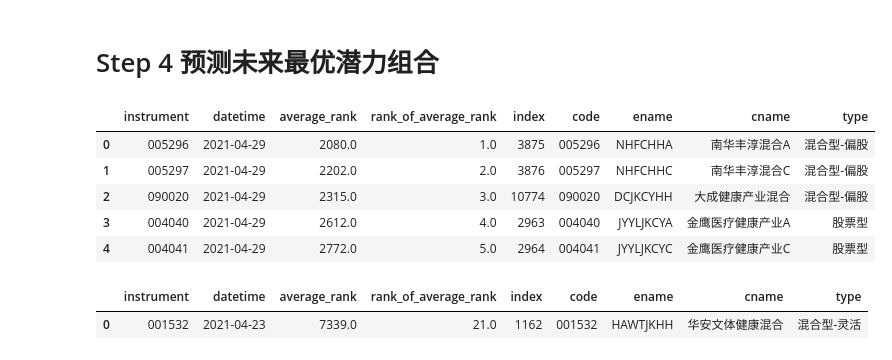
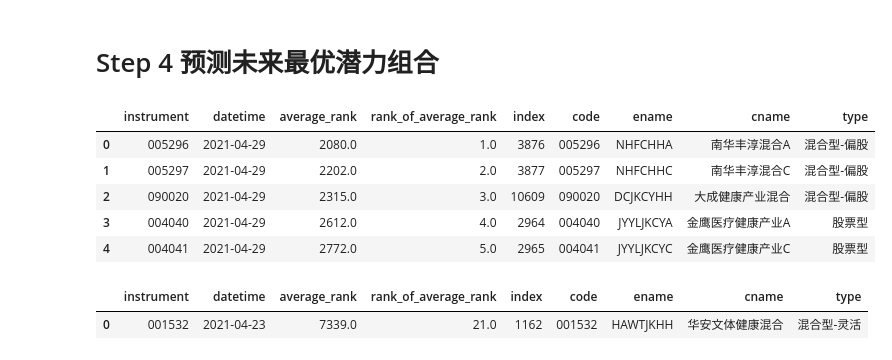
Before and after one commit to JamesWong1234/qlib, a Jupyter notebook: examples/fund-choice.ipynb, the cells around one changed output. Drawn from its saved outputs; the diff is of its cells as text; code cells hidden in the pictures.

```diff
--- a/examples/fund-choice.ipynb
+++ b/examples/fund-choice.ipynb
@@ -83,3 +113,0 @@ df_new = df_new.drop(columns = ['LJJZ_20d','LJJZ_60d','LJJZ_120d','LJJZ_240d','L
-# %%
-df_train = df_new[df_new['y_720d'].notnull()]
-df_test = df_new[df_new['y_720d'].isnull()]
@@ -99,6 +114,7 @@ w1, w2, w3, w4, w5, w6 = 6, 5, 4, 3, 2, 1
 # %%
-df_train["average_rank"] = df_train["rank_20d"] * w1 + df_train["rank_60d"] * w2 + df_train["rank_120d"] * w3 + df_train["rank_240d"] * w4 + df_train["rank_480d"] * w5 + df_train["rank_720d"] * w6
+w1, w2, w3, w4, w5, w6 = 6, 5, 4, 3, 2, 1
+df_new["average_rank"] = df_new["rank_20d"] * w1 + df_new["rank_60d"] * w2 + df_new["rank_120d"] * w3 + df_new["rank_240d"] * w4 + df_new["rank_480d"] * w5 # + df_new["rank_720d"] * w6
 #df_train["average_rank"] = df_train["rank_120d"] + df_train["rank_240d"] + df_train["rank_480d"] + df_train["rank_720d"]
-df_train["rank_of_average_rank"] = df_train.groupby(['datetime'])["average_rank"].rank(method='min')
-df_train.index = range(len(df_train))
+df_new["rank_of_average_rank"] = df_new.groupby(['datetime'])["average_rank"].rank(method='min')
+df_new.index = range(len(df_new))
 # rank越小，平均排名越高
@@ -115,8 +120,0 @@ df_train[(df_train['rank_of_average_rank']==10)&(df_train['datetime']=='2016-05-
-# %%
-df_test["rank_20d"] = df_test.groupby(['datetime'])["his_20d"].rank(method='min',ascending=False)
-df_test["rank_60d"] = df_test.groupby(['datetime'])["his_60d"].rank(method='min',ascending=False)
-df_test["rank_120d"] = df_test.groupby(['datetime'])["his_120d"].rank(method='min',ascending=False)
-df_test["rank_240d"] = df_test.groupby(['datetime'])["his_240d"].rank(method='min',ascending=False)
-df_test["rank_480d"] = df_test.groupby(['datetime'])["his_480d"].rank(method='min',ascending=False)
-df_test["rank_720d"] = df_test.groupby(['datetime'])["his_720d"].rank(method='min',ascending=False)
-df_test.index = range(len(df_test))
@@ -141,4 +120,0 @@ See the caveats in the documentation: https://pandas.pydata.org/pandas-docs/stab
-# %%
-df_test["average_rank"] = df_test["rank_20d"] * w1 + df_test["rank_60d"] * w2 + df_test["rank_120d"] * w3 + df_test["rank_240d"] * w4 + df_test["rank_480d"] * w5 + df_test["rank_720d"] * w6
-df_test["rank_of_average_rank"] = df_test.groupby(['datetime'])["average_rank"].rank(method='min')
-df_test.index = range(len(df_test))
@@ -243,18 +305,18 @@ simulation_240d(1,10,'2017-01-01')
 # Step 4 预测未来最优潜力组合
 # %%
 # 根据单月盈利排名选择
-def get_list_by_rank(start_rank,end_rank,date='2021-04-29'):
+def get_list_by_rank(df_test, start_rank,end_rank,date='2021-04-29'):
     df_left = df_test[(df_test['rank_of_average_rank']>=start_rank)&(df_test['rank_of_average_rank']<=end_rank)&(df_test['datetime']==date)][['instrument','datetime','average_rank','rank_of_average_rank']].sort_values(by=['rank_of_average_rank'])
     df_fund_code = read_fund_code_from_DB()
     return pd.merge(df_left, df_fund_code, how='left', left_on='instrument', right_on='code')
 
-get_list_by_rank(1,5, date='2021-04-29')
+get_list_by_rank(df_new,1,5, date='2021-04-29')
 # %% [output]
 |  | instrument | datetime | average_rank | rank_of_average_rank | index | code | ename | cname | type |
-| 0 | 005296 | 2021-04-29 | 2080.0 | 1.0 | 3875 | 005296 | NHFCHHA | 南华丰淳混合A | 混合型-偏股 |
-| 1 | 005297 | 2021-04-29 | 2202.0 | 2.0 | 3876 | 005297 | NHFCHHC | 南华丰淳混合C | 混合型-偏股 |
-| 2 | 090020 | 2021-04-29 | 2315.0 | 3.0 | 10774 | 090020 | DCJKCYHH | 大成健康产业混合 | 混合型-偏股 |
-| 3 | 004040 | 2021-04-29 | 2612.0 | 4.0 | 2963 | 004040 | JYYLJKCYA | 金鹰医疗健康产业A | 股票型 |
-| 4 | 004041 | 2021-04-29 | 2772.0 | 5.0 | 2964 | 004041 | JYYLJKCYC | 金鹰医疗健康产业C | 股票型 |
+| 0 | 005296 | 2021-04-29 | 2080.0 | 1.0 | 3876 | 005296 | NHFCHHA | 南华丰淳混合A | 混合型-偏股 |
+| 1 | 005297 | 2021-04-29 | 2202.0 | 2.0 | 3877 | 005297 | NHFCHHC | 南华丰淳混合C | 混合型-偏股 |
+| 2 | 090020 | 2021-04-29 | 2315.0 | 3.0 | 10609 | 090020 | DCJKCYHH | 大成健康产业混合 | 混合型-偏股 |
+| 3 | 004040 | 2021-04-29 | 2612.0 | 4.0 | 2964 | 004040 | JYYLJKCYA | 金鹰医疗健康产业A | 股票型 |
+| 4 | 004041 | 2021-04-29 | 2772.0 | 5.0 | 2965 | 004041 | JYYLJKCYC | 金鹰医疗健康产业C | 股票型 |
 # %%
 # 根据编码和日期选择
```
Also changed, not shown: parts of 40 cells of this notebook, 2 other files.
